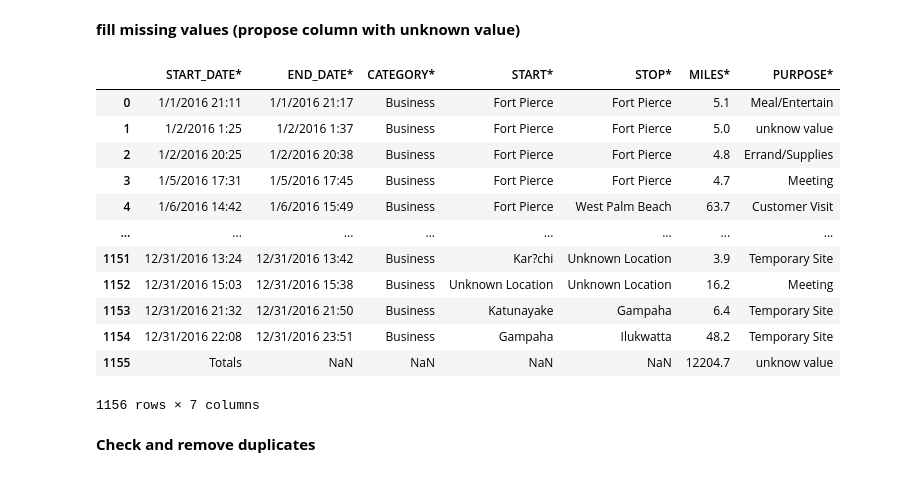
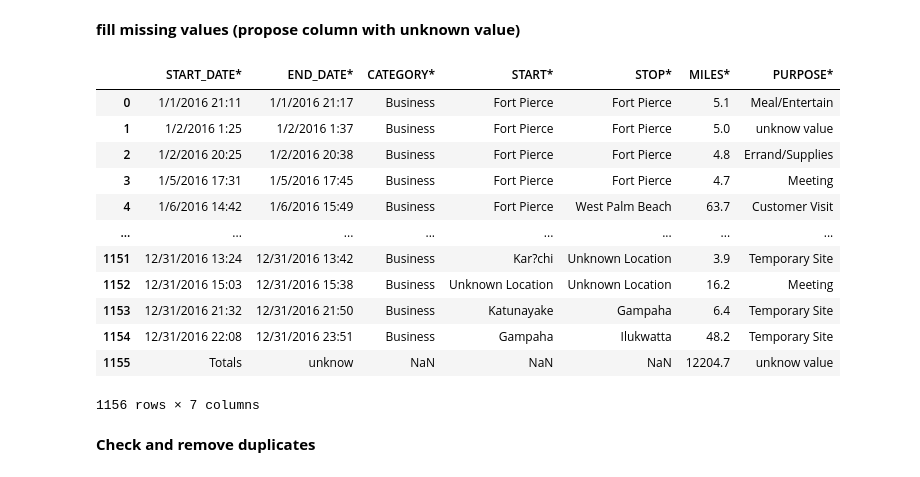
Before and after one commit to Uppaalanikhitha/COE-TRAINING-WORK, a Jupyter notebook: Assignment-Uber.ipynb, the cells around one changed output. Saved outputs shown, nothing was run; the diff lists cells and outputs as text; code cells hidden in the pictures.

```diff
--- a/Assignment-Uber.ipynb
+++ b/Assignment-Uber.ipynb
@@ -55,20 +55,21 @@ uber_data = uber_data.dropna()
 # %%
 uber_data['START_DATE*']=uber_data['START_DATE*'].fillna('unknow')
 uber_data['END_DATE*']=uber_data['END_DATE*'].fillna('unknow')
-uber_data['START_DATE*']=uber_data['START_DATE*'].fillna('unknow')
+uber_data['MILES*']=uber_data['MILES*'].fillna(0)
+uber_data
 # %% [output]
 |  | START_DATE* | END_DATE* | CATEGORY* | START* | STOP* | MILES* | PURPOSE* |
 | 0 | 1/1/2016 21:11 | 1/1/2016 21:17 | Business | Fort Pierce | Fort Pierce | 5.1 | Meal/Entertain |
 | 1 | 1/2/2016 1:25 | 1/2/2016 1:37 | Business | Fort Pierce | Fort Pierce | 5.0 | unknow value |
 | 2 | 1/2/2016 20:25 | 1/2/2016 20:38 | Business | Fort Pierce | Fort Pierce | 4.8 | Errand/Supplies |
 | 3 | 1/5/2016 17:31 | 1/5/2016 17:45 | Business | Fort Pierce | Fort Pierce | 4.7 | Meeting |
 | 4 | 1/6/2016 14:42 | 1/6/2016 15:49 | Business | Fort Pierce | West Palm Beach | 63.7 | Customer Visit |
 | ... | ... | ... | ... | ... | ... | ... | ... |
 | 1151 | 12/31/2016 13:24 | 12/31/2016 13:42 | Business | Kar?chi | Unknown Location | 3.9 | Temporary Site |
 | 1152 | 12/31/2016 15:03 | 12/31/2016 15:38 | Business | Unknown Location | Unknown Location | 16.2 | Meeting |
 | 1153 | 12/31/2016 21:32 | 12/31/2016 21:50 | Business | Katunayake | Gampaha | 6.4 | Temporary Site |
 | 1154 | 12/31/2016 22:08 | 12/31/2016 23:51 | Business | Gampaha | Ilukwatta | 48.2 | Temporary Site |
-| 1155 | Totals | NaN | NaN | NaN | NaN | 12204.7 | unknow value |
+| 1155 | Totals | unknow | NaN | NaN | NaN | 12204.7 | unknow value |
 1156 rows × 7 columns
 # %% [markdown]
 **Check and remove duplicates**
```
